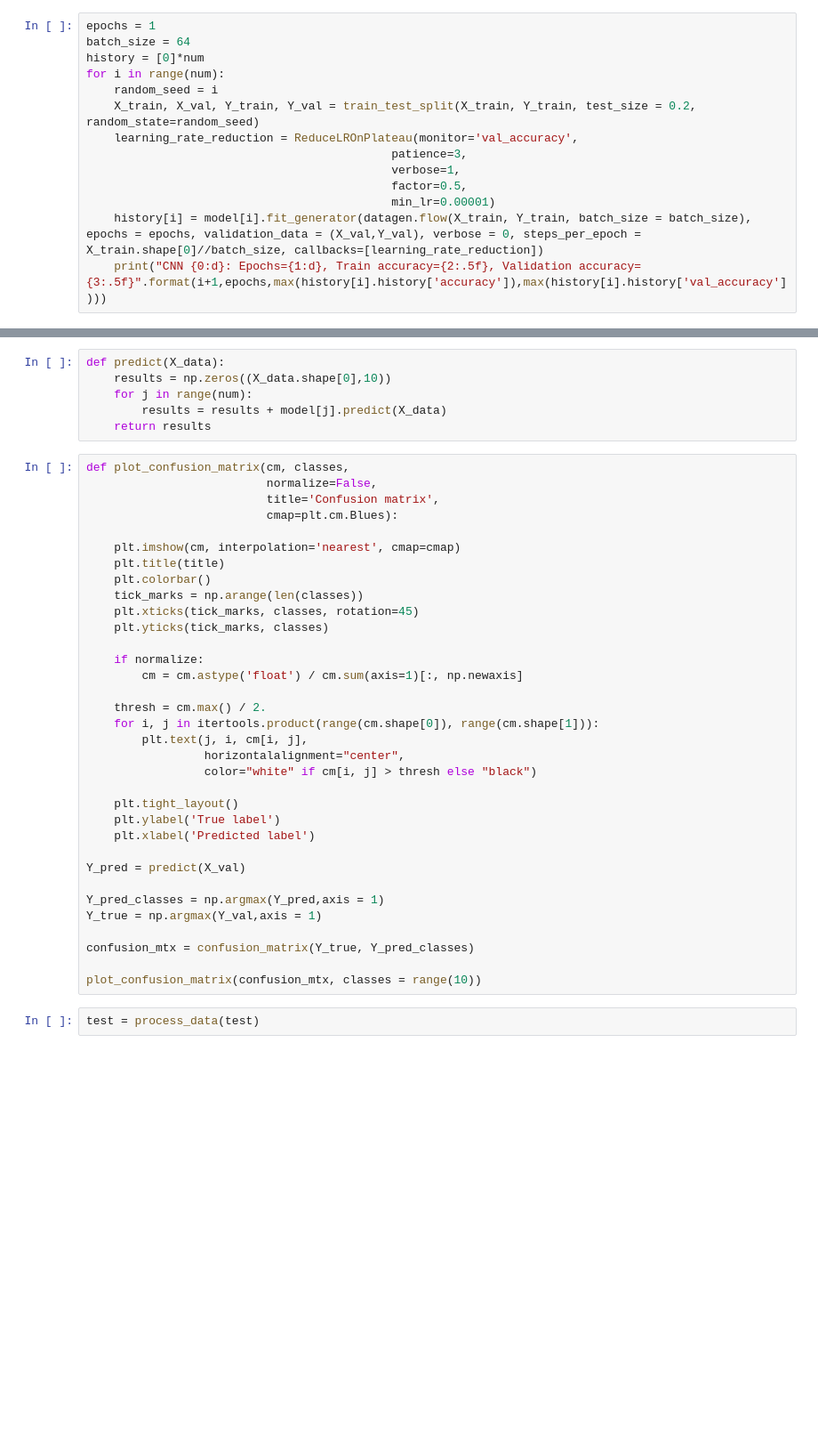
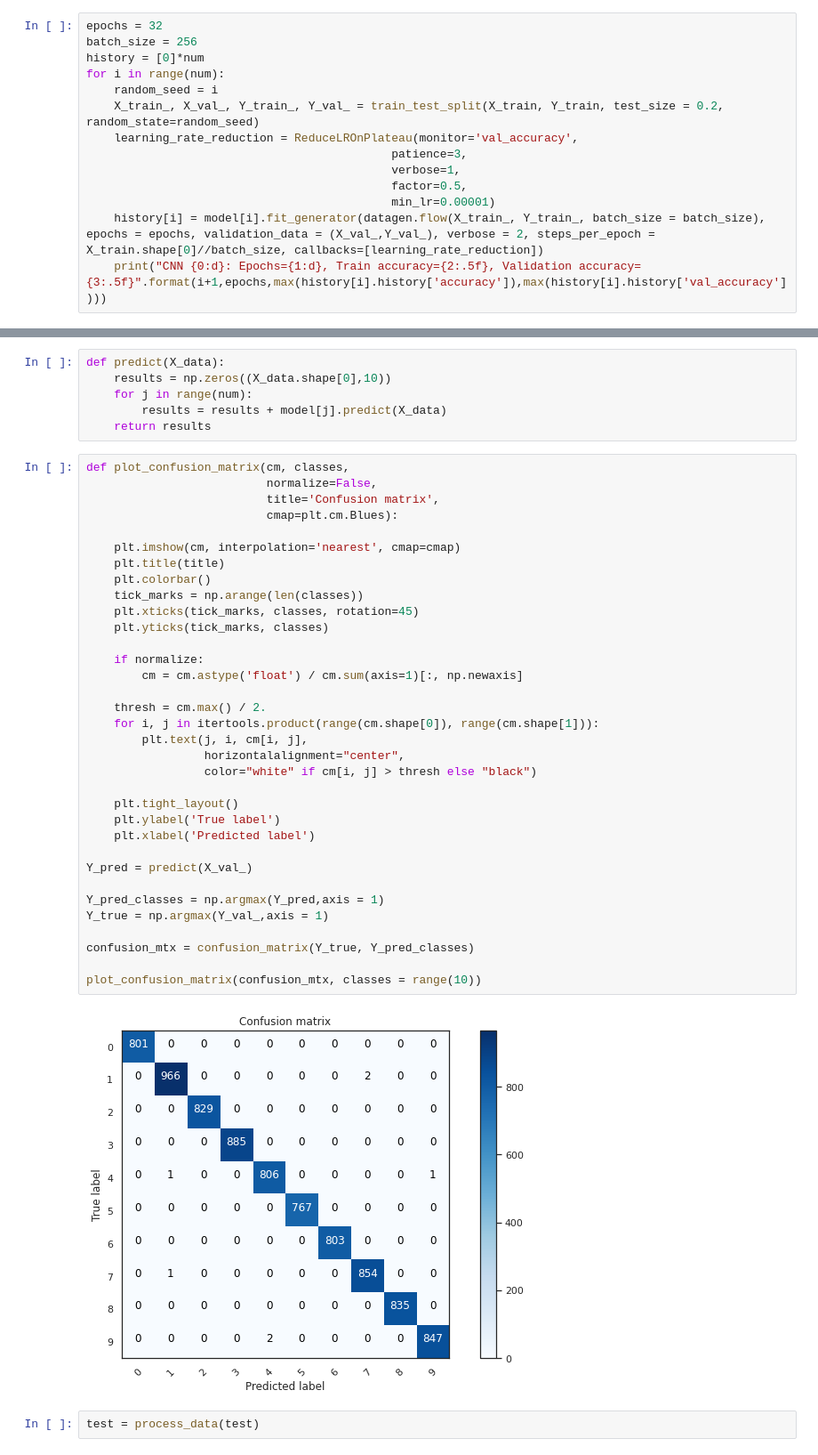
Before and after one commit to activenikhilg/MNIST, a Jupyter notebook: keras_cnn_model_with_aug.ipynb, the cells around one changed output, grey strips where cells are left out. Shown at 89% size. Drawn from its saved outputs; the diff is of its cells as text; blank space fills up the shorter version.

```diff
--- a/keras_cnn_model_with_aug.ipynb
+++ b/keras_cnn_model_with_aug.ipynb
@@ -131,16 +131,16 @@ datagen = ImageDataGenerator(featurewise_center = False,
                              vertical_flip = False
                             )
 # %%
-epochs = 1
-batch_size = 64
+epochs = 32
+batch_size = 256
 history = [0]*num
 for i in range(num):
     random_seed = i
-    X_train, X_val, Y_train, Y_val = train_test_split(X_train, Y_train, test_size = 0.2, random_state=random_seed)
+    X_train_, X_val_, Y_train_, Y_val_ = train_test_split(X_train, Y_train, test_size = 0.2, random_state=random_seed)
     learning_rate_reduction = ReduceLROnPlateau(monitor='val_accuracy',
                                             patience=3,
                                             verbose=1,
                                             factor=0.5,
                                             min_lr=0.00001)
-    history[i] = model[i].fit_generator(datagen.flow(X_train, Y_train, batch_size = batch_size), epochs = epochs, validation_data = (X_val,Y_val), verbose = 0, steps_per_epoch = X_train.shape[0]//batch_size, callbacks=[learning_rate_reduction])
+    history[i] = model[i].fit_generator(datagen.flow(X_train_, Y_train_, batch_size = batch_size), epochs = epochs, validation_data = (X_val_,Y_val_), verbose = 2, steps_per_epoch = X_train.shape[0]//batch_size, callbacks=[learning_rate_reduction])
     print("CNN {0:d}: Epochs={1:d}, Train accuracy={2:.5f}, Validation accuracy={3:.5f}".format(i+1,epochs,max(history[i].history['accuracy']),max(history[i].history['val_accuracy'])))
@@ -168,35 +164,37 @@ def plot_confusion_matrix(cm, classes,
                           normalize=False,
                           title='Confusion matrix',
                           cmap=plt.cm.Blues):
 
     plt.imshow(cm, interpolation='nearest', cmap=cmap)
     plt.title(title)
     plt.colorbar()
     tick_marks = np.arange(len(classes))
     plt.xticks(tick_marks, classes, rotation=45)
     plt.yticks(tick_marks, classes)
 
     if normalize:
         cm = cm.astype('float') / cm.sum(axis=1)[:, np.newaxis]
 
     thresh = cm.max() / 2.
     for i, j in itertools.product(range(cm.shape[0]), range(cm.shape[1])):
         plt.text(j, i, cm[i, j],
                  horizontalalignment="center",
                  color="white" if cm[i, j] > thresh else "black")
 
     plt.tight_layout()
     plt.ylabel('True label')
     plt.xlabel('Predicted label')
 
-Y_pred = predict(X_val)
+Y_pred = predict(X_val_)
 
 Y_pred_classes = np.argmax(Y_pred,axis = 1)
-Y_true = np.argmax(Y_val,axis = 1)
+Y_true = np.argmax(Y_val_,axis = 1)
 
 confusion_mtx = confusion_matrix(Y_true, Y_pred_classes)
 
 plot_confusion_matrix(confusion_mtx, classes = range(10))
+# %% [output]
+[figure, added]
 # %%
 test = process_data(test)
 # %%
```
Also changed, not shown: parts of 6 cells of this notebook.
